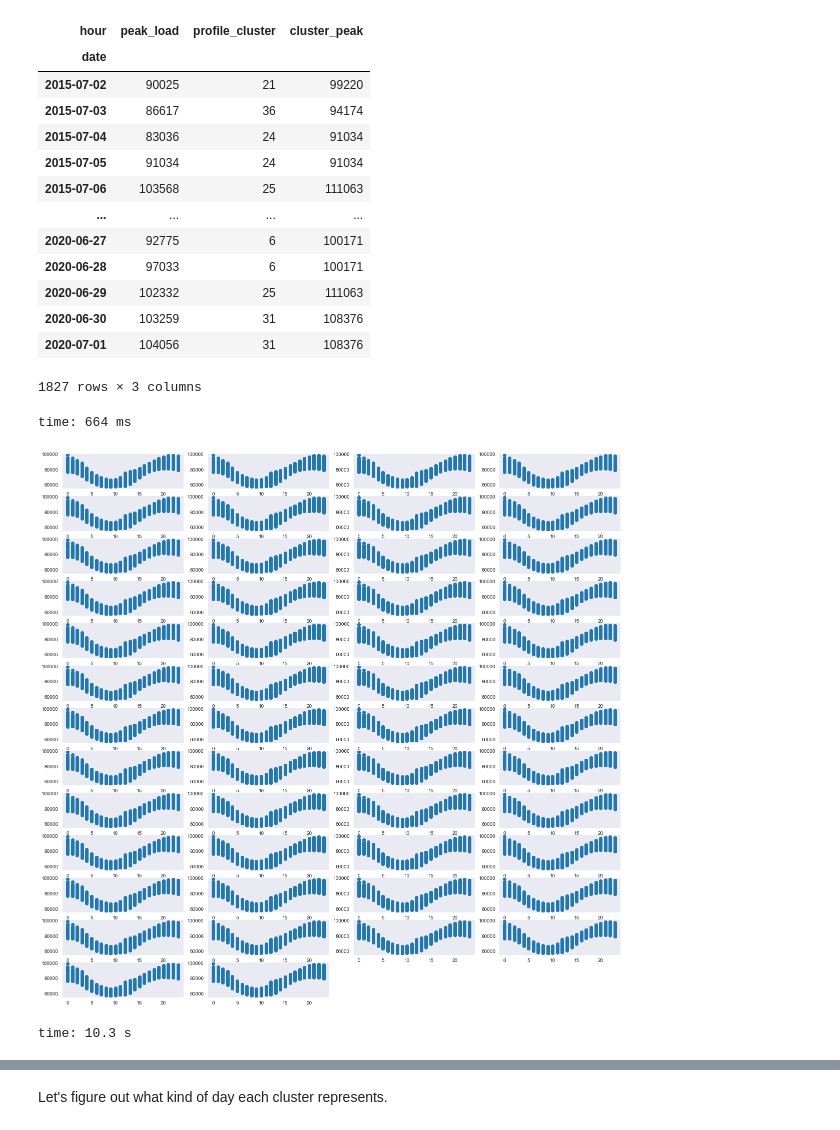
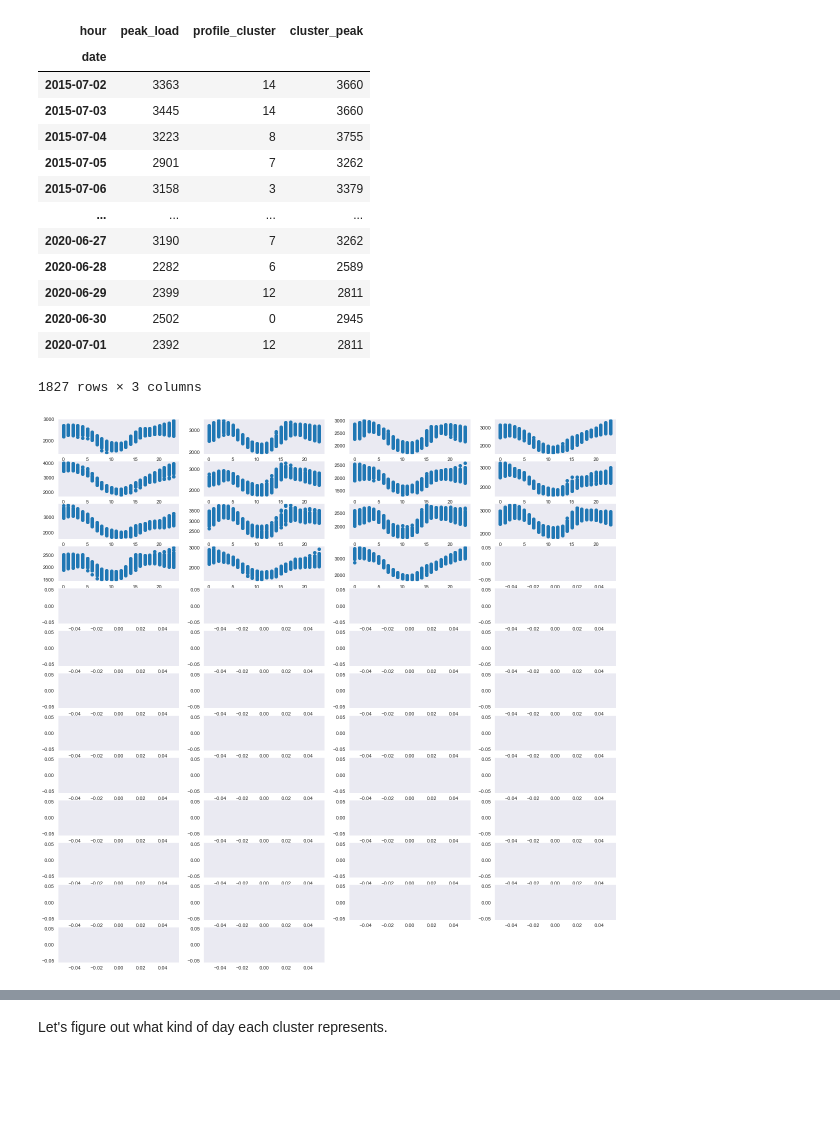
Before and after one commit to jgib124/Energy-Demand-Clustering, a Jupyter notebook: test_clustering.ipynb, the cells around one changed output, grey strips where cells are left out. Cells and saved outputs as stored; diff of their text form; code cells hidden in the pictures; blank space fills up the shorter version.

Commit message:
Working MST Clustering

```diff
--- a/test_clustering.ipynb
+++ b/test_clustering.ipynb
@@ -3,15 +3,11 @@ import pandas as pd
 import numpy as np
 import matplotlib.pyplot as plt
 import seaborn as sns
-import datetime
 from sklearn.cluster import KMeans
 import os
 
 sns.set_style('dark')
 
-%load_ext autotime
-%matplotlib inline
-
-FILE = "MISO.csv"
+FILE = "PGE.csv"
 DIRI = "data"
 MAX_K = 50
@@ -141,7 +128,7 @@ time: 20.6 s
 # %%
 # Choosing k=12 because this is the apparent point where increasing clusters only has marginal benefits
 # Research paper suggests using a k that results in small groups
-kmeans = KMeans(n_clusters=40, random_state=0).fit(dfp)
+kmeans = KMeans(n_clusters=15, random_state=0).fit(dfp)
 
 df_stats = pd.DataFrame()
 
@@ -156,32 +143,30 @@ df_stats
 # %% [output]
 | hour | peak_load | profile_cluster | cluster_peak |
 | date |  |  |  |
-| 2015-07-02 | 90025 | 21 | 99220 |
-| 2015-07-03 | 86617 | 36 | 94174 |
-| 2015-07-04 | 83036 | 24 | 91034 |
-| 2015-07-05 | 91034 | 24 | 91034 |
-| 2015-07-06 | 103568 | 25 | 111063 |
+| 2015-07-02 | 3363 | 14 | 3660 |
+| 2015-07-03 | 3445 | 14 | 3660 |
+| 2015-07-04 | 3223 | 8 | 3755 |
+| 2015-07-05 | 2901 | 7 | 3262 |
+| 2015-07-06 | 3158 | 3 | 3379 |
 | ... | ... | ... | ... |
-| 2020-06-27 | 92775 | 6 | 100171 |
-| 2020-06-28 | 97033 | 6 | 100171 |
-| 2020-06-29 | 102332 | 25 | 111063 |
-| 2020-06-30 | 103259 | 31 | 108376 |
-| 2020-07-01 | 104056 | 31 | 108376 |
+| 2020-06-27 | 3190 | 7 | 3262 |
+| 2020-06-28 | 2282 | 6 | 2589 |
+| 2020-06-29 | 2399 | 12 | 2811 |
+| 2020-06-30 | 2502 | 0 | 2945 |
+| 2020-07-01 | 2392 | 12 | 2811 |
 1827 rows × 3 columns
-time: 664 ms
 # %%
 from matplotlib.gridspec import GridSpec
 
 fig = plt.figure(figsize = (20, 20))
 gs = GridSpec(MAX_K//4 + 1, 4, figure=fig)
 
 for k in range(MAX_K):
     dfri = dfp.loc[df_stats["profile_cluster"] == k].reset_index()
-    dfrim = dfri1.melt(id_vars="date")
+    dfrim = dfri.melt(id_vars="date")
     fig.add_subplot(gs[k]).scatter(dfrim["hour"], dfrim["value"])
 # %% [output]
-[figure, old version]
+[figure, new version]
-time: 10.3 s
 # %%
 dfpri = dfp.reset_index()
 dfpri["clusters"] = kmeans.labels_
```
Also changed, not shown: parts of 19 cells of this notebook, 5 other files.
